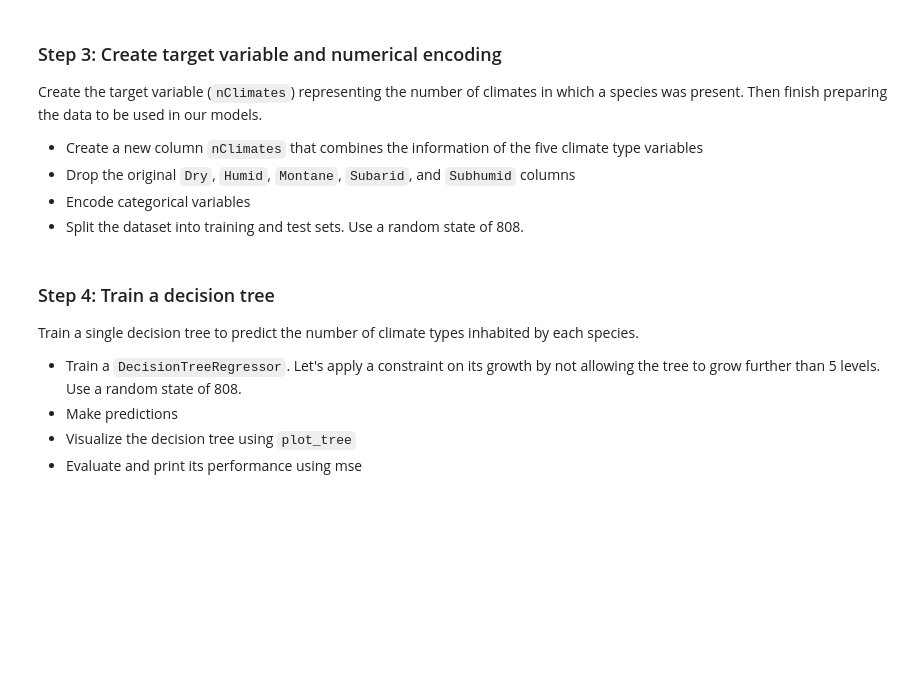
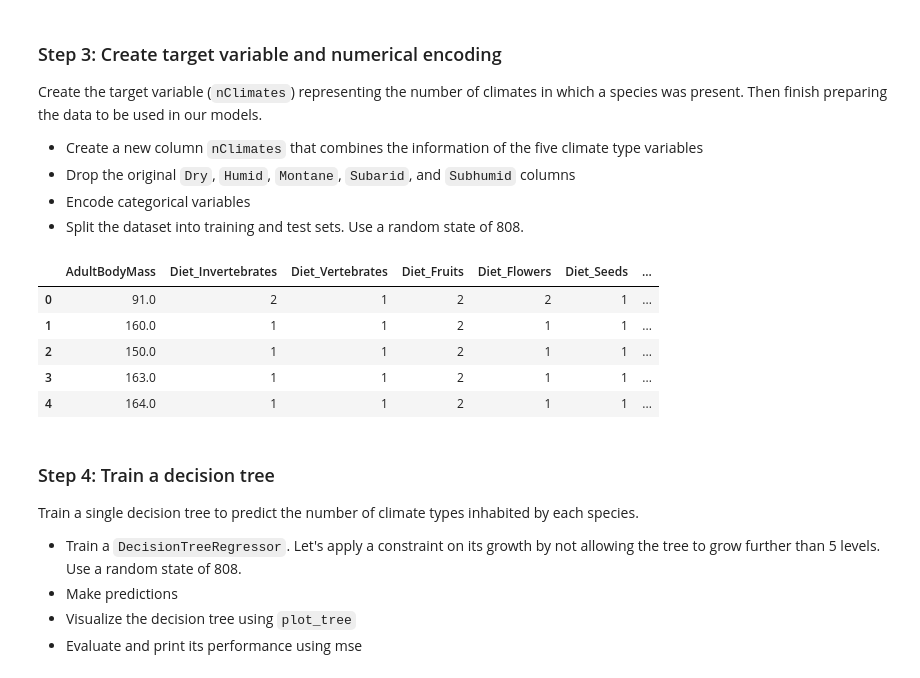
Before and after one commit to haylee360/EDS232-labs, a Jupyter notebook: Week6/lab6-mammal-traits.ipynb, the cells around one changed output. Drawn from its saved outputs; the diff is of its cells as text; code cells hidden in the pictures; blank space fills up the shorter version.

```diff
--- a/Week6/lab6-mammal-traits.ipynb
+++ b/Week6/lab6-mammal-traits.ipynb
@@ -102,4 +174,19 @@ Create the target variable (`nClimates`) representing the  number of climates in
 - Drop the original `Dry`, `Humid`, `Montane`, `Subarid`, and `Subhumid` columns
 - Encode categorical variables
 - Split the dataset into training and test sets. Use a random state of 808.
+# %%
+# Select climate features
+target_features = ['Dry', 'Humid', 'Montane', 'Subarid', 'Subhumid']
+
+# Create new climate column
+data['nClimates'] = data[target_features].sum(axis=1)
+data = data.drop(target_features, axis=1)
+data.head()
+# %% [output]
+|  | AdultBodyMass | Diet_Invertebrates | Diet_Vertebrates | Diet_Fruits | Diet_Flowers | Diet_Seeds | ... |
+| 0 | 91.0 | 2 | 1 | 2 | 2 | 1 | ... |
+| 1 | 160.0 | 1 | 1 | 2 | 1 | 1 | ... |
+| 2 | 150.0 | 1 | 1 | 2 | 1 | 1 | ... |
+| 3 | 163.0 | 1 | 1 | 2 | 1 | 1 | ... |
+| 4 | 164.0 | 1 | 1 | 2 | 1 | 1 | ... |
 # %%
```
Also changed, not shown: parts of 16 cells of this notebook.
